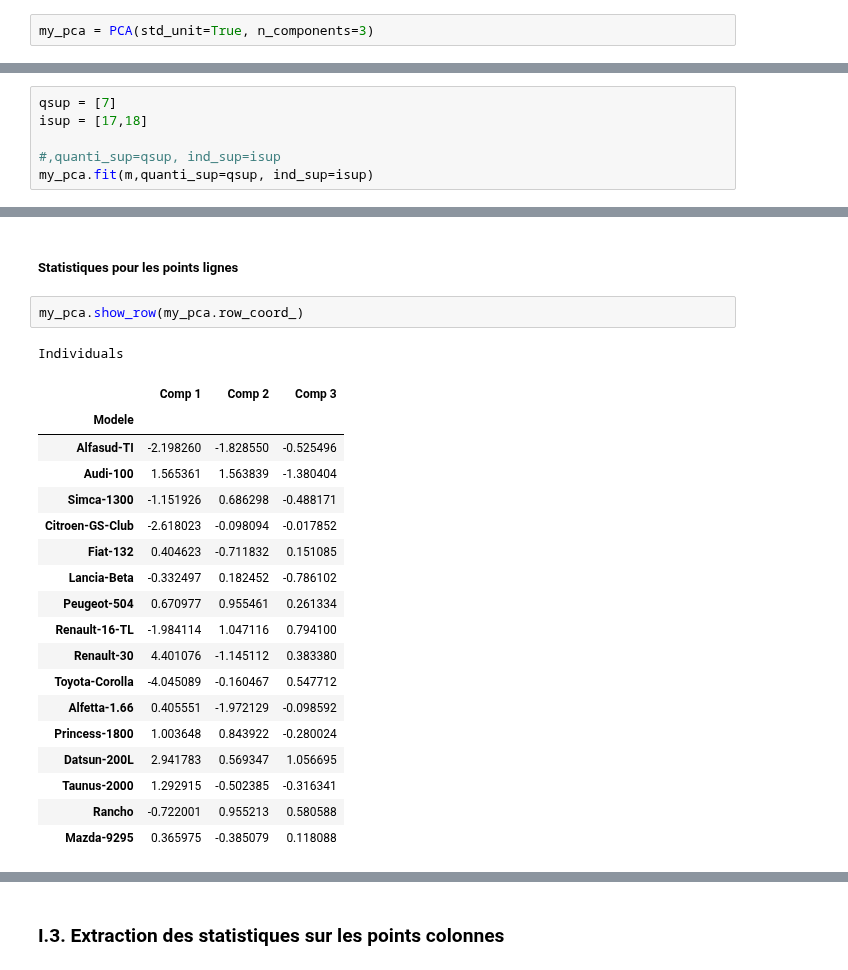
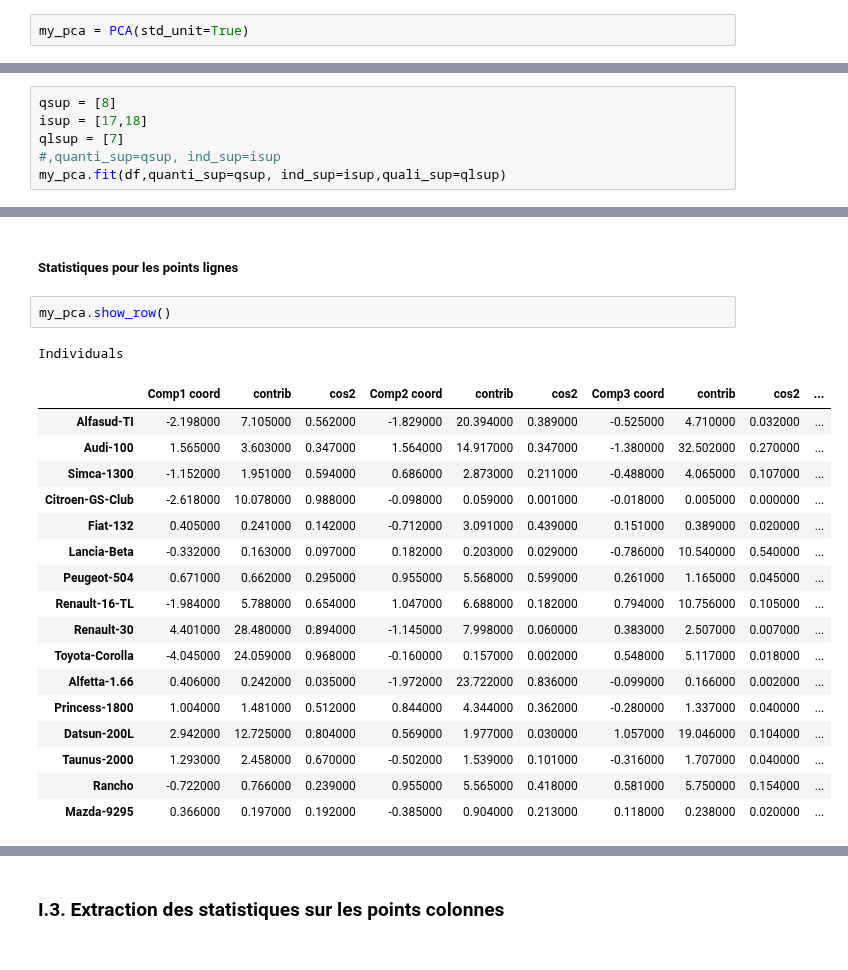
Before and after one commit to BKR1234/ProjetACP, a Jupyter notebook: new.ipynb, the cells around one changed output, grey strips where cells are left out. Cells and saved outputs as stored; diff of their text form.

```diff
--- a/new.ipynb
+++ b/new.ipynb
@@ -91,14 +65,14 @@ m
 </p>
 <p>Par défaut, la valeur du paramètre <i>std_unit</i> est fixée à True, car c'est le cas le plus courant.</p>
 # %%
-my_pca = PCA(std_unit=True, n_components=3)
+my_pca = PCA(std_unit=True)
 # %% [markdown]
 On estime le modèle en appliquant la méthode <i>fit</i> de la classe PCA sur le jeu de données.
 # %%
-qsup = [7]
+qsup = [8]
 isup = [17,18]
-
+qlsup = [7]
 #,quanti_sup=qsup, ind_sup=isup
-my_pca.fit(m,quanti_sup=qsup, ind_sup=isup)
+my_pca.fit(df,quanti_sup=qsup, ind_sup=isup,quali_sup=qlsup)
 # %% [output]
 PCA(col_labels=Index(['CYL', 'PUISS', 'LONG', 'LARG', 'POIDS', 'V-MAX'], dtype='object'),
@@ -234,24 +205,23 @@ my\_pca = PCA(n_components=3)
 # %% [markdown]
 <h5>Statistiques pour les points lignes</h5>
 # %%
-my_pca.show_row(my_pca.row_coord_)
+my_pca.show_row()
 # %% [output]
 Individuals
-|  | Comp 1 | Comp 2 | Comp 3 |
-| Modele |  |  |  |
-| Alfasud-TI | -2.198260 | -1.828550 | -0.525496 |
-| Audi-100 | 1.565361 | 1.563839 | -1.380404 |
-| Simca-1300 | -1.151926 | 0.686298 | -0.488171 |
-| Citroen-GS-Club | -2.618023 | -0.098094 | -0.017852 |
-| Fiat-132 | 0.404623 | -0.711832 | 0.151085 |
-| Lancia-Beta | -0.332497 | 0.182452 | -0.786102 |
-| Peugeot-504 | 0.670977 | 0.955461 | 0.261334 |
-| Renault-16-TL | -1.984114 | 1.047116 | 0.794100 |
-| Renault-30 | 4.401076 | -1.145112 | 0.383380 |
-| Toyota-Corolla | -4.045089 | -0.160467 | 0.547712 |
-| Alfetta-1.66 | 0.405551 | -1.972129 | -0.098592 |
-| Princess-1800 | 1.003648 | 0.843922 | -0.280024 |
-| Datsun-200L | 2.941783 | 0.569347 | 1.056695 |
-| Taunus-2000 | 1.292915 | -0.502385 | -0.316341 |
-| Rancho | -0.722001 | 0.955213 | 0.580588 |
-| Mazda-9295 | 0.365975 | -0.385079 | 0.118088 |
+|  | Comp1 coord | contrib | cos2 | Comp2 coord | contrib | cos2 | Comp3 coord | contrib | cos2 | ... |
+| Alfasud-TI | -2.198000 | 7.105000 | 0.562000 | -1.829000 | 20.394000 | 0.389000 | -0.525000 | 4.710000 | 0.032000 | ... |
+| Audi-100 | 1.565000 | 3.603000 | 0.347000 | 1.564000 | 14.917000 | 0.347000 | -1.380000 | 32.502000 | 0.270000 | ... |
+| Simca-1300 | -1.152000 | 1.951000 | 0.594000 | 0.686000 | 2.873000 | 0.211000 | -0.488000 | 4.065000 | 0.107000 | ... |
+| Citroen-GS-Club | -2.618000 | 10.078000 | 0.988000 | -0.098000 | 0.059000 | 0.001000 | -0.018000 | 0.005000 | 0.000000 | ... |
+| Fiat-132 | 0.405000 | 0.241000 | 0.142000 | -0.712000 | 3.091000 | 0.439000 | 0.151000 | 0.389000 | 0.020000 | ... |
+| Lancia-Beta | -0.332000 | 0.163000 | 0.097000 | 0.182000 | 0.203000 | 0.029000 | -0.786000 | 10.540000 | 0.540000 | ... |
+| Peugeot-504 | 0.671000 | 0.662000 | 0.295000 | 0.955000 | 5.568000 | 0.599000 | 0.261000 | 1.165000 | 0.045000 | ... |
+| Renault-16-TL | -1.984000 | 5.788000 | 0.654000 | 1.047000 | 6.688000 | 0.182000 | 0.794000 | 10.756000 | 0.105000 | ... |
+| Renault-30 | 4.401000 | 28.480000 | 0.894000 | -1.145000 | 7.998000 | 0.060000 | 0.383000 | 2.507000 | 0.007000 | ... |
+| Toyota-Corolla | -4.045000 | 24.059000 | 0.968000 | -0.160000 | 0.157000 | 0.002000 | 0.548000 | 5.117000 | 0.018000 | ... |
+| Alfetta-1.66 | 0.406000 | 0.242000 | 0.035000 | -1.972000 | 23.722000 | 0.836000 | -0.099000 | 0.166000 | 0.002000 | ... |
+| Princess-1800 | 1.004000 | 1.481000 | 0.512000 | 0.844000 | 4.344000 | 0.362000 | -0.280000 | 1.337000 | 0.040000 | ... |
+| Datsun-200L | 2.942000 | 12.725000 | 0.804000 | 0.569000 | 1.977000 | 0.030000 | 1.057000 | 19.046000 | 0.104000 | ... |
+| Taunus-2000 | 1.293000 | 2.458000 | 0.670000 | -0.502000 | 1.539000 | 0.101000 | -0.316000 | 1.707000 | 0.040000 | ... |
+| Rancho | -0.722000 | 0.766000 | 0.239000 | 0.955000 | 5.565000 | 0.418000 | 0.581000 | 5.750000 | 0.154000 | ... |
+| Mazda-9295 | 0.366000 | 0.197000 | 0.192000 | -0.385000 | 0.904000 | 0.213000 | 0.118000 | 0.238000 | 0.020000 | ... |
```
Also changed, not shown: parts of 22 cells of this notebook, 3 other files.
